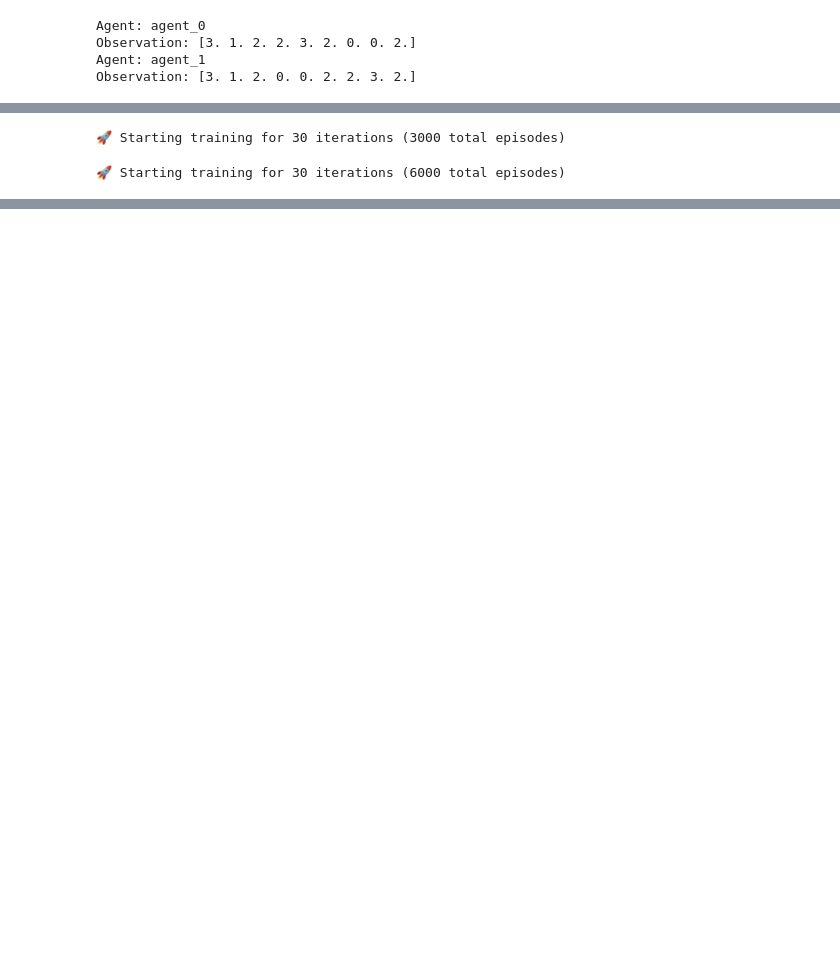
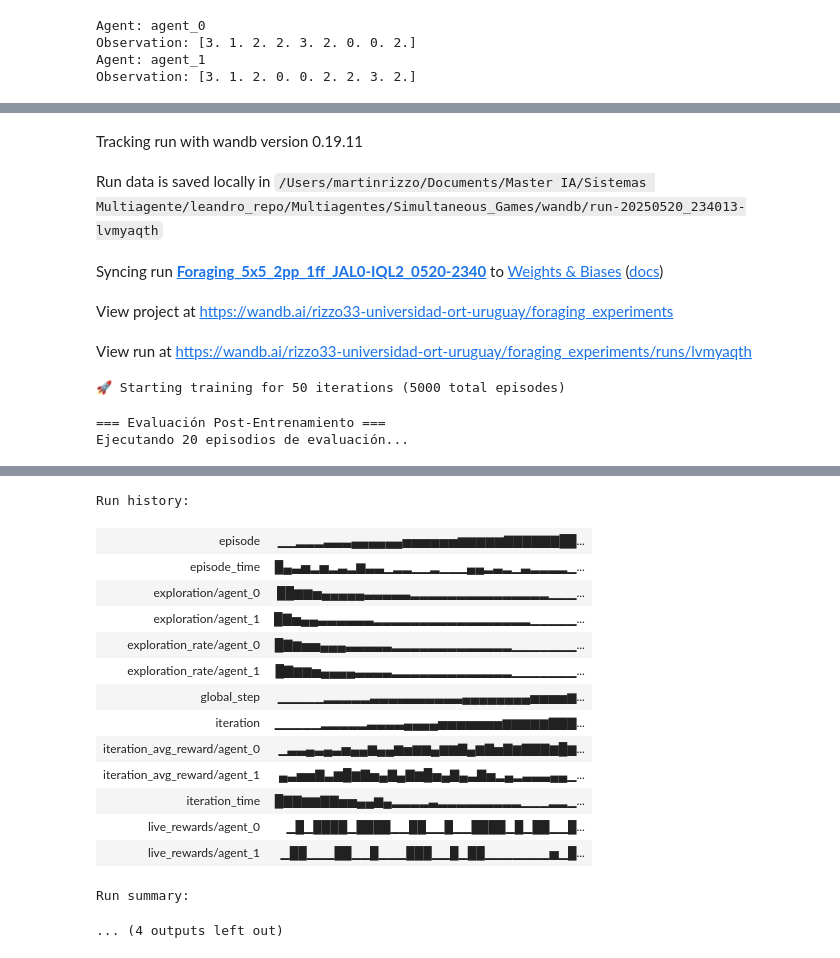
Before and after one commit to leandrouruguay1994/Multiagentes, a Jupyter notebook: Simultaneous_Games/MA_Foraging.ipynb, the cells around one changed output, grey strips where cells are left out. Drawn from its saved outputs; the diff is of its cells as text; code cells hidden in the pictures; blank space fills up the shorter version.

```diff
--- a/Simultaneous_Games/MA_Foraging.ipynb
+++ b/Simultaneous_Games/MA_Foraging.ipynb
@@ -324,2 +425,2 @@ for agent in game.agents:
 # %%
-run(game, agents, episodes=10, verbose=True, render=False)
+#run(game, agents, episodes=10, verbose=True, render=False)
@@ -443,7 +525,7 @@ def run_evaluation(game, agents, eval_config, wandb_run=None):
 
     for episode in tqdm(range(eval_config['episodes']), desc="Evaluating"):
         # Ejecutar episodio
-        rewards = play_episode(game, agents)
+        rewards, _ = play_episode(game, agents)
 
         # Registrar acciones y recompensas
         for agent_id in agents:
@@ -481,6 +563,7 @@ configs = [
         'iql': IQLAgentConfig(),
         'jal': JALAgentConfig(),
         'train_config': {'episodes': 100, 'iterations': 30},
+        'eval_config': {'episodes': 50},
         'agent_types': {'agent_0': 'jal', 'agent_1': 'jal'}
     },
     {
@@ -488,12 +571,49 @@ configs = [
         'iql': IQLAgentConfig(alpha=0.2),
         'jal': JALAgentConfig(),
         'train_config': {'episodes': 200, 'iterations': 30},
-        'agent_types': {'agent_0': 'jal', 'agent_1': 'jal', 'agent_2': 'jal'}
+        'eval_config': {'episodes': 50},
+        'agent_types': {'agent_0': 'iql', 'agent_1': 'iql', 'agent_2': 'iql'}
     }
 ]
 
-for config in configs:
-    run_configuration(config)
+#for config in configs:
+#   run_configuration(config)
-# %% [output]
-🚀 Starting training for 30 iterations (3000 total episodes)
-🚀 Starting training for 30 iterations (6000 total episodes)
+# %%
+def train_and_evaluate(config):
+    """
+    Entrenamiento completo + evaluación con logging integrado
+    """
+    # Configurar W&B
+    wandb_run = setup_wandb(config, project_name="foraging_experiments", group='iql vs iql')
+    train_config = config['train_config']
+    eval_config = config['eval_config']
+    game = Foraging(config=config['game'], seed=config.get('seed', 1))
+    agents = {}
+    for agent_id in game.agents:
+        agent_type = config['agent_types'].get(agent_id, 'iql')
+        if agent_type == 'jal':
+            agents[agent_id] = JALAgent(game, agent_id, config['jal'])
+        else:
+            agents[agent_id] = IQLAgent(game, agent_id, config['iql'])
+    try:
+        # Fase de Entrenamiento
+        train_stats = train(game, agents, train_config)
+
+        # Fase de Evaluación (sin aprendizaje)
+        eval_stats = run_evaluation(game, agents, eval_config, wandb_run)
+
+        # Visualización de resultados
+        plot_combined_results(train_stats, eval_stats, agents)
+
+        return {
+            'train_stats': train_stats,
+            'eval_stats': eval_stats
+        }
+
+    finally:
+        if wandb_run:
+            wandb_run.finish()
+        save_notebook_to_html()
+# %%
+train_and_evaluate(iql_config)
+# %% [output]
@@ -499,0 +621,8 @@ for config in configs:
+Tracking run with wandb version 0.19.11
+Run data is saved locally in /Users/martinrizzo/Documents/Master IA/Sistemas Multiagente/leandro_repo/Multiagentes/Simultaneous_Games/wandb/run-20250520_234013-lvmyaqth
+Syncing run Foraging_5x5_2pp_1ff_JAL0-IQL2_0520-2340 to Weights & Biases (docs)
+View project at https://wandb.ai/rizzo33-universidad-ort-uruguay/foraging_experiments
+View run at https://wandb.ai/rizzo33-universidad-ort-uruguay/foraging_experiments/runs/lvmyaqth
+🚀 Starting training for 50 iterations (5000 total episodes)
+=== Evaluación Post-Entrenamiento ===
+Ejecutando 20 episodios de evaluación...
@@ -499,0 +630,16 @@ for config in configs:
+Run history:
+| episode | ▁▁▂▂▂▃▃▃▄▄▄▄▄▄▅▅▅▅▅▅▆▆▆▆▆▇▇▇▇▇▇██... |
+| episode_time | █▄▃▅▂▅▂▃▂▆▃▃▁▂▂▁▁▂▁▁▁▄▄▂▃▂▁▃▂▂▂▂▁... |
+| exploration/agent_0 | ██▆▆▅▄▄▄▄▄▃▃▃▃▃▂▂▂▂▂▂▂▂▂▂▂▂▂▂▂▁▁▁... |
+| exploration/agent_1 | █▇▅▄▄▃▃▃▃▃▃▂▂▂▂▂▂▂▂▂▂▂▂▂▂▂▂▂▁▁▁▁▁... |
+| exploration_rate/agent_0 | █▇▆▅▅▄▄▄▃▃▃▃▃▂▂▂▂▂▂▂▂▂▂▂▂▂▁▁▁▁▁▁▁... |
+| exploration_rate/agent_1 | █▇▆▆▅▄▄▄▄▃▃▃▃▂▂▂▂▂▂▂▂▂▂▂▂▂▁▁▁▁▁▁▁... |
+| global_step | ▁▁▁▁▁▂▂▂▂▂▃▃▃▃▃▃▃▃▃▃▄▄▄▄▄▄▄▄▅▅▅▅▆... |
+| iteration | ▁▁▁▁▁▂▂▂▂▂▃▃▃▃▄▄▄▄▅▅▅▅▅▅▅▆▆▆▆▆▇▇▇... |
+| iteration_avg_reward/agent_0 | ▁▃▃▄▃▄▃▅▄▄▆▄▄▆▅▆▆▄▆▆▇▄▆▇▅▇▆▇▇▇▆█▆... |
+| iteration_avg_reward/agent_1 | ▄▃▅▅▇▃▆█▆▇▅▄▇▄▇▆█▅▄▇▄▃▇▅▂▄▂▃▃▃▄▄▁... |
+| iteration_time | █▇▇▆▆▇▇▅▅▄▄▆▄▂▂▂▂▃▂▂▂▂▂▂▂▂▂▁▁▁▂▂▁... |
+| live_rewards/agent_0 | ▁█▁████▁████▁▁██▁▁█▁▁████▁█▁██▁▁█... |
+| live_rewards/agent_1 | ▁██▁▁▁██▁▁█▁▁▁███▁▁█▁██▁▁▁▁▁▁▁▅▁█... |
+Run summary:
+... (4 outputs left out)
```
Also changed, not shown: parts of 10 cells of this notebook, 2 other files.
